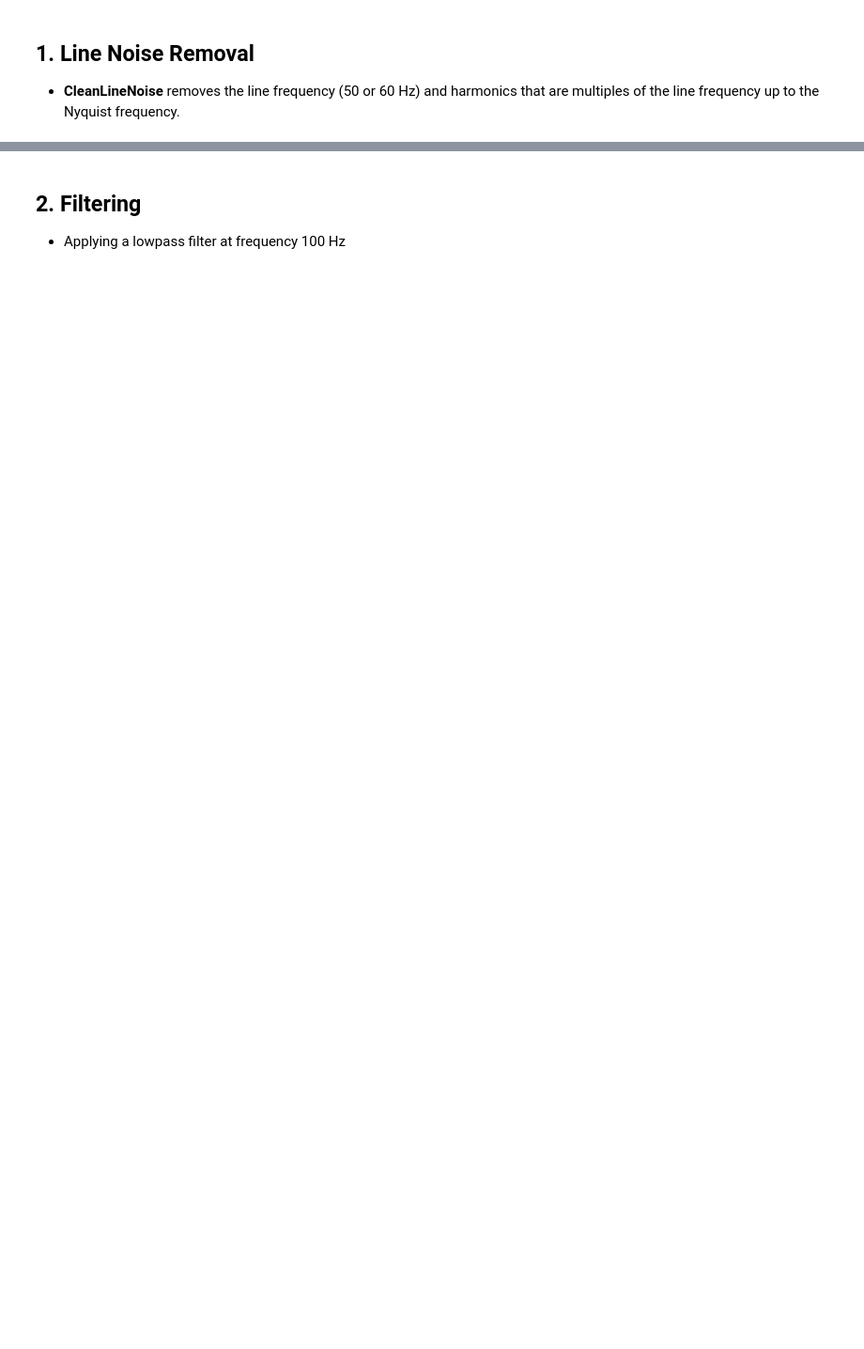
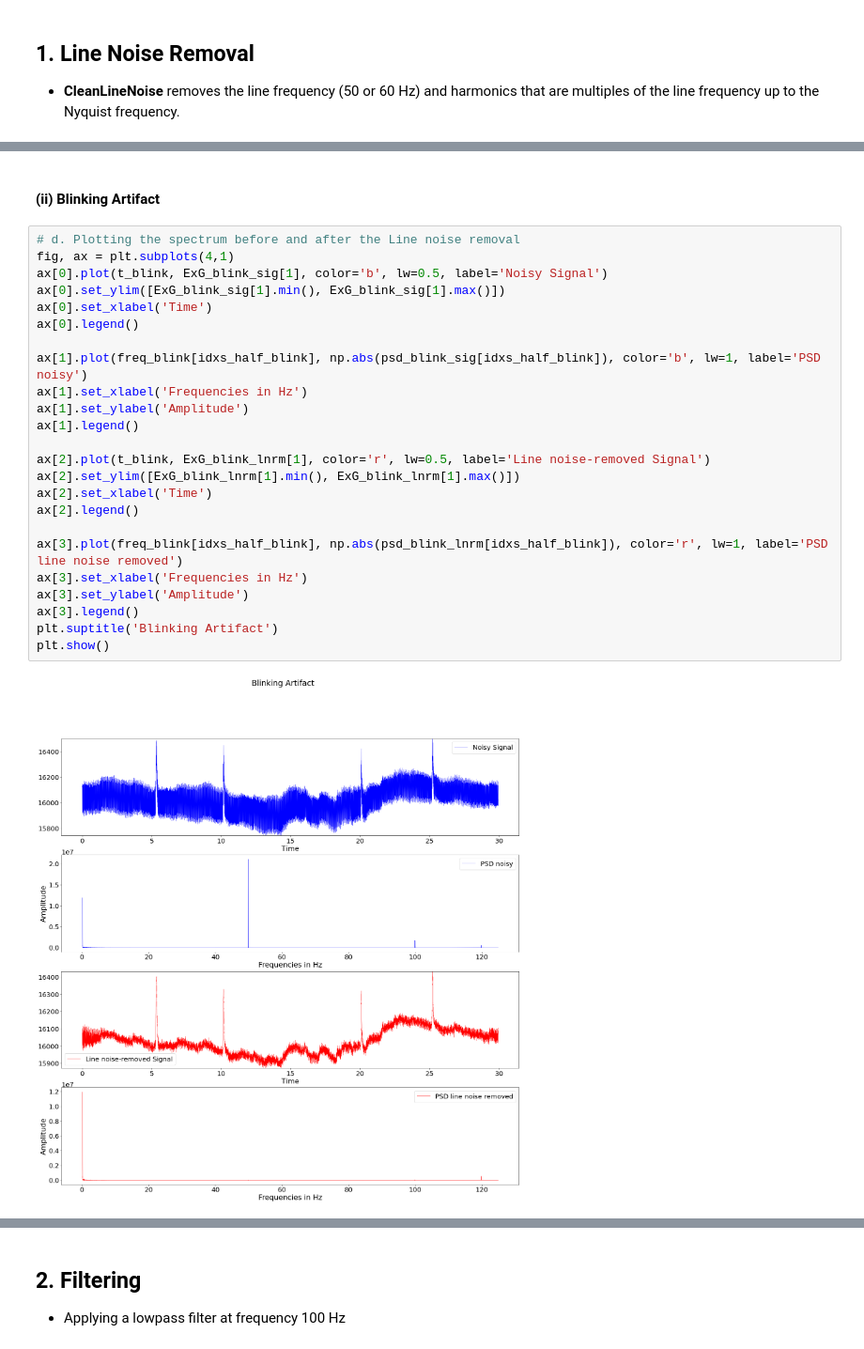
Before and after one commit to Mentalab-hub/explore-happilee, a Jupyter notebook: testing.ipynb, the cells around one changed output, grey strips where cells are left out. Shown at 94% size. Saved outputs shown, nothing was run; the diff lists cells and outputs as text; blank space fills up the shorter version.

```diff
--- a/testing.ipynb
+++ b/testing.ipynb
@@ -94,0 +147,28 @@ Removed notch frequencies (Hz):
+# %% [markdown]
+#### (ii) Blinking Artifact
+# %%
+# d. Plotting the spectrum before and after the Line noise removal
+fig, ax = plt.subplots(4,1)
+ax[0].plot(t_blink, ExG_blink_sig[1], color='b', lw=0.5, label='Noisy Signal')
+ax[0].set_ylim([ExG_blink_sig[1].min(), ExG_blink_sig[1].max()])
+ax[0].set_xlabel('Time')
+ax[0].legend()
+
+ax[1].plot(freq_blink[idxs_half_blink], np.abs(psd_blink_sig[idxs_half_blink]), color='b', lw=1, label='PSD noisy')
+ax[1].set_xlabel('Frequencies in Hz')
+ax[1].set_ylabel('Amplitude')
+ax[1].legend()
+
+ax[2].plot(t_blink, ExG_blink_lnrm[1], color='r', lw=0.5, label='Line noise-removed Signal')
+ax[2].set_ylim([ExG_blink_lnrm[1].min(), ExG_blink_lnrm[1].max()])
+ax[2].set_xlabel('Time')
+ax[2].legend()
+
+ax[3].plot(freq_blink[idxs_half_blink], np.abs(psd_blink_lnrm[idxs_half_blink]), color='r', lw=1, label='PSD line noise removed')
+ax[3].set_xlabel('Frequencies in Hz')
+ax[3].set_ylabel('Amplitude')
+ax[3].legend()
+plt.suptitle('Blinking Artifact')
+plt.show()
+# %% [output]
+[figure, added]
```
Also changed, not shown: parts of 29 cells of this notebook, 9 other files.
